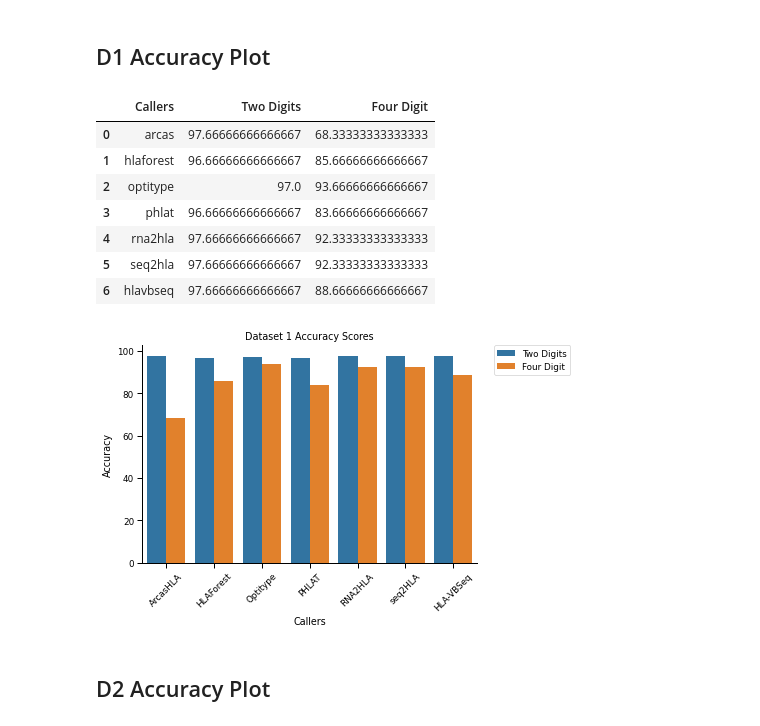
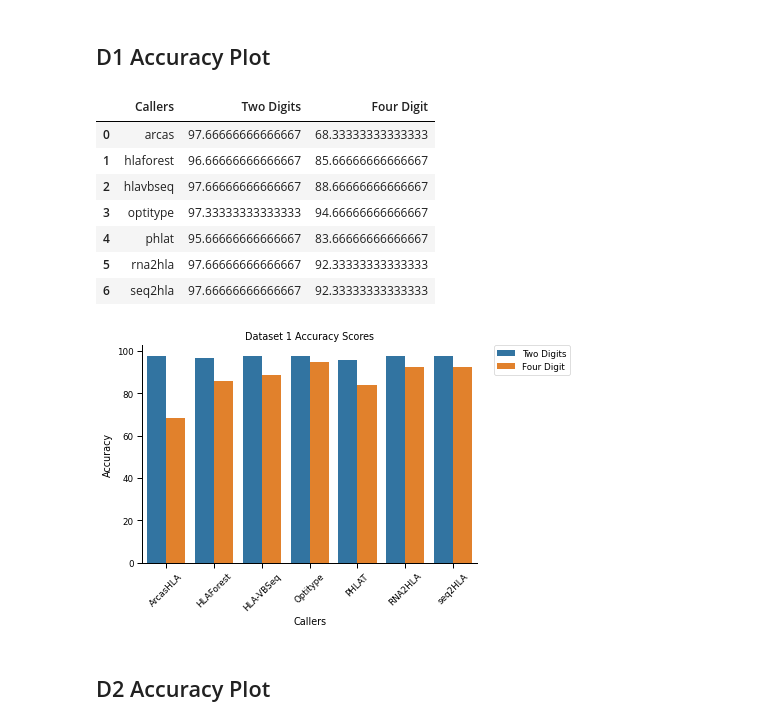
Before and after one commit to ydottie/hlaproject, a Jupyter notebook: notebooks/FINAL_accuracy_all_datasets.ipynb, the cells around one changed output. Cells and saved outputs as stored; diff of their text form; code cells hidden in the pictures.

```diff
--- a/notebooks/FINAL_accuracy_all_datasets.ipynb
+++ b/notebooks/FINAL_accuracy_all_datasets.ipynb
@@ -362,6 +362,7 @@ for i in range(0,len(gold_set)):
 
 print('4 Digit Accuracy is :' , hit*100/len(pred_set), ' %')
 fourdig = fourdig + hit
+four_dig=hit*100/len(pred_set)
 
 # 2 digit resolution
 hit = 0
@@ -379,4 +380,8 @@ for i in range(0,len(gold_set)):
 print('2 Digit Accuracy is :' , hit*100/len(gold_set), ' %')
 two_dig = hit*100/len(pred_set)
 twodig = twodig + hit
+
+caller_list.append(caller_name)
+twodig_list.append(two_dig)
+fourdig_list.append(four_dig)
 # %% [output]
@@ -385,7 +390,7 @@ twodig = twodig + hit
 # %% [markdown]
 ## Dataset 4
 # %%
-# D4 Accuracy
+# D4 Accuracy DRB1 Only
 
 dir_1 =  root1+"4_gs_corrected.csv"
 dir_2 =  root2+"_d4.csv"
@@ -453,6 +458,7 @@ for i in range(0,len(gold_set)):
 
 print('4 Digit Accuracy is :' , hit*100/len(pred_set), ' %')
 fourdig = fourdig + hit
+four_dig=hit*100/len(pred_set)
 
 # 2 digit resolution
 hit = 0
@@ -470,4 +476,8 @@ for i in range(0,len(gold_set)):
 print('2 Digit Accuracy is :' , hit*100/len(gold_set), ' %')
 two_dig = hit*100/len(pred_set)
 twodig = twodig + hit
+
+caller_list.append(caller_name)
+twodig_list.append(two_dig)
+fourdig_list.append(four_dig)
 # %% [output]
@@ -652,27 +662,27 @@ df1
 |  | Callers | Two Digits | Four Digit |
 | 0 | arcas | 97.66666666666667 | 68.33333333333333 |
 | 1 | hlaforest | 96.66666666666667 | 85.66666666666667 |
-| 2 | optitype | 97.0 | 93.66666666666667 |
-| 3 | phlat | 96.66666666666667 | 83.66666666666667 |
-| 4 | rna2hla | 97.66666666666667 | 92.33333333333333 |
-| 5 | seq2hla | 97.66666666666667 | 92.33333333333333 |
-| 6 | hlavbseq | 97.66666666666667 | 88.66666666666667 |
+| 2 | hlavbseq | 97.66666666666667 | 88.66666666666667 |
+| 3 | optitype | 97.33333333333333 | 94.66666666666667 |
+| 4 | phlat | 95.66666666666667 | 83.66666666666667 |
+| 5 | rna2hla | 97.66666666666667 | 92.33333333333333 |
+| 6 | seq2hla | 97.66666666666667 | 92.33333333333333 |
 # %%
 df1=df1.melt(id_vars='Callers').rename(columns=str.title)
 df1['Value'] = df1['Value'].astype(float)
 # %%
 sns.set_context("paper")
 sns.color_palette("pastel")
 ax=sns.barplot(x='Callers',y='Value', hue='Variable', data=df1)
-ax.set_xticklabels(['ArcasHLA', 'HLAForest', 'Optitype','PHLAT','RNA2HLA','seq2HLA','HLA-VBSeq'],rotation=45)
+ax.set_xticklabels(['ArcasHLA', 'HLAForest', 'HLA-VBSeq','Optitype','PHLAT','RNA2HLA','seq2HLA'],rotation=45)
 # Put the legend out of the figure
 ax.set_ylabel("Accuracy")
 ax.set_title("Dataset 1 Accuracy Scores")
 plt.legend(bbox_to_anchor=(1.05, 1), loc=2, borderaxespad=0.)
 sns.despine()
 plt.savefig('../Figures/d1_accuracy.png',bbox_inches ="tight",dpi=300)
 # %% [output]
-[figure, old version]
+[figure, new version]
 # %% [markdown]
 ## D2 Accuracy Plot
 # %%
```
Also changed, not shown: parts of 12 cells of this notebook, 21 other files.
